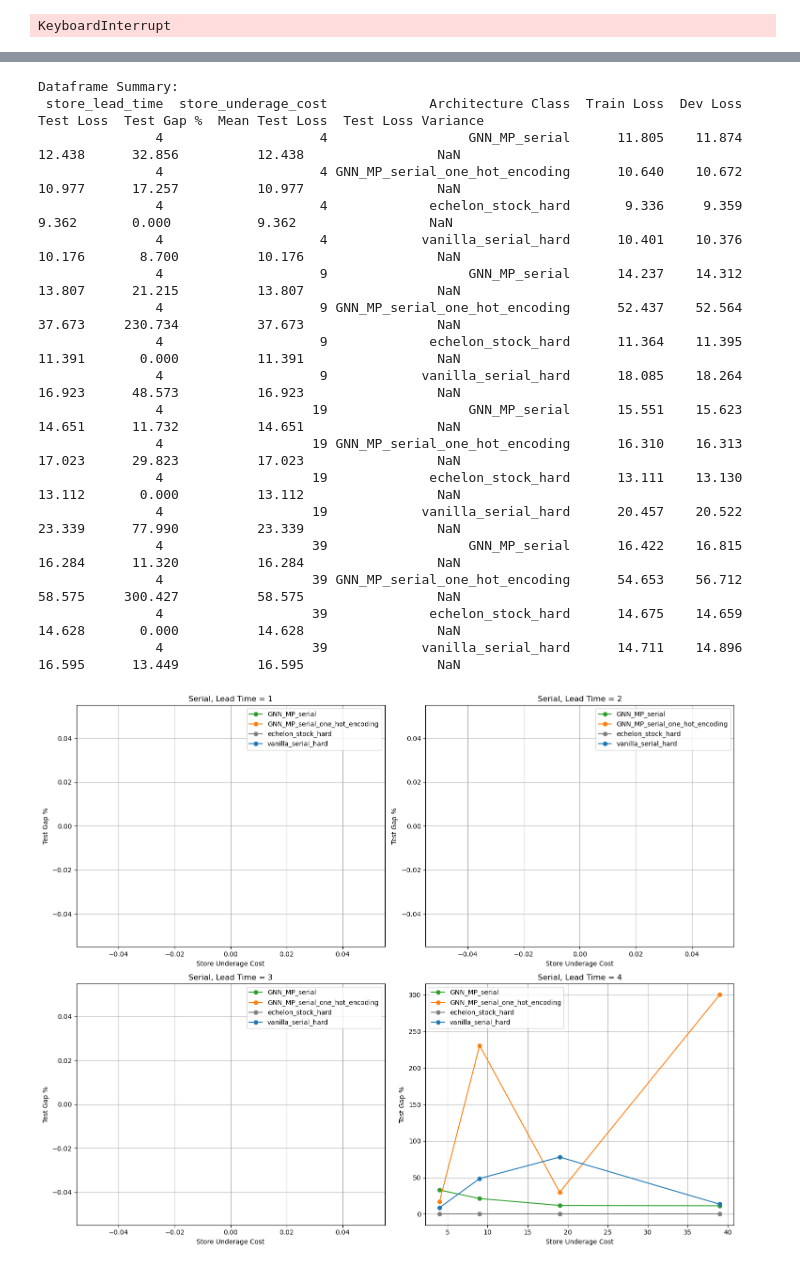
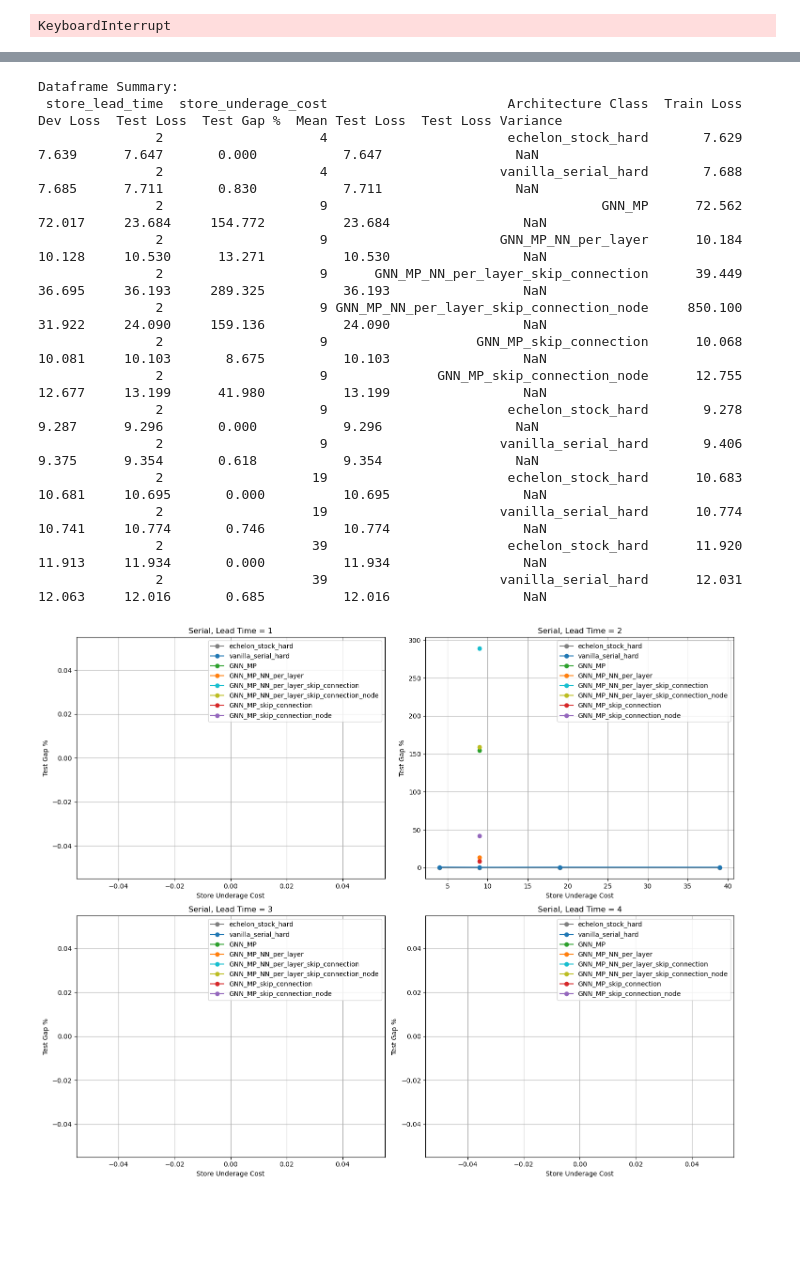
Before and after one commit to minuk302/Neural_inventory_control, a Jupyter notebook: analysis/ray_generic_architecture_serial.ipynb, the cells around one changed output, grey strips where cells are left out. Saved outputs shown, nothing was run; the diff lists cells and outputs as text; code cells hidden in the pictures; blank space fills up the shorter version.

Commit message:
addition of nn_per_layer and skip_connection variants. includes echelon primitives.

```diff
--- a/analysis/ray_generic_architecture_serial.ipynb
+++ b/analysis/ray_generic_architecture_serial.ipynb
@@ -192,15 +192,13 @@ vanilla_df = pd.DataFrame(vanilla_data)
 # %%
 # Define color scheme for architecture types
 color_scheme = {
-    "GNN_MP_serial": "#ff7f0e",  # Orange
-    "GNN_MP_serial_one_hot_encoding": "#2ca02c", # Green
+    "GNN_MP": "#2ca02c", # Green
     "paper_result(Vanilla NN)": "#7f7f7f",  # Purple
     "vanilla_serial": "#1f77b4"  # Blue
 }
 
 linestyle_scheme = {
-    "GNN_MP_serial": "-",  # Solid
-    "GNN_MP_serial_one_hot_encoding": "-", # Solid
+    "GNN_MP": "-", # Solid
     "paper_result(Vanilla NN)": "-",  # Solid
     "vanilla_serial": "-"  # Solid
 }
@@ -209,8 +207,7 @@ testset_name = "generic_architecture_serial"
 
 # Define paths for each architecture
 architectures = {
-    "GNN_MP_serial": f'/user/ml4723/Prj/NIC/ray_results/{testset_name}/GNN_MP_serial',
-    "GNN_MP_serial_one_hot_encoding": f'/user/ml4723/Prj/NIC/ray_results/{testset_name}/GNN_MP_serial_one_hot_encoding'
+    "GNN_MP": f'/user/ml4723/Prj/NIC/ray_results/{testset_name}/GNN_MP'
 }
 
 def custom_data_filler(out_row, reference_row):
@@ -499,15 +499,23 @@ Dataframe Summary:
 color_scheme = {
     "echelon_stock_hard": "#7f7f7f",  # Purple
     "vanilla_serial_hard": "#1f77b4",  # Blue
-    "GNN_MP_serial": "#2ca02c",  # Green
-    "GNN_MP_serial_one_hot_encoding": "#ff7f0e"  # Orange
+    "GNN_MP": "#2ca02c",  # Green
+    "GNN_MP_NN_per_layer": "#ff7f0e",  # Orange
+    "GNN_MP_skip_connection": "#d62728",  # Red
+    "GNN_MP_skip_connection_node": "#9467bd",  # Purple
+    "GNN_MP_NN_per_layer_skip_connection": "#17becf",  # Cyan
+    "GNN_MP_NN_per_layer_skip_connection_node": "#bcbd22"  # Yellow-green
 }
 
 linestyle_scheme = {
     "echelon_stock_hard": "-",  # Solid
     "vanilla_serial_hard": "-",  # Solid
-    "GNN_MP_serial": "-",  # Solid
-    "GNN_MP_serial_one_hot_encoding": "-"  # Solid
+    "GNN_MP": "-",  # Solid
+    "GNN_MP_NN_per_layer": "-",  # Solid
+    "GNN_MP_skip_connection": "-",  # Solid
+    "GNN_MP_skip_connection_node": "-",  # Solid
+    "GNN_MP_NN_per_layer_skip_connection": "-",  # Solid
+    "GNN_MP_NN_per_layer_skip_connection_node": "-"  # Solid
 }
 
 testset_name = "generic_architecture_serial_hard"
@@ -516,8 +524,12 @@ testset_name = "generic_architecture_serial_hard"
 architectures = {
     "echelon_stock_hard": f'/user/ml4723/Prj/NIC/ray_results/{testset_name}/echelon_stock_hard',
     "vanilla_serial_hard": f'/user/ml4723/Prj/NIC/ray_results/{testset_name}/vanilla_serial_hard',
-    "GNN_MP_serial": f'/user/ml4723/Prj/NIC/ray_results/{testset_name}/GNN_MP_serial',
-    "GNN_MP_serial_one_hot_encoding": f'/user/ml4723/Prj/NIC/ray_results/{testset_name}/GNN_MP_serial_one_hot_encoding'
+    "GNN_MP": f'/user/ml4723/Prj/NIC/ray_results/{testset_name}/GNN_MP',
+    "GNN_MP_NN_per_layer": f'/user/ml4723/Prj/NIC/ray_results/{testset_name}/GNN_MP_NN_per_layer',
+    "GNN_MP_skip_connection": f'/user/ml4723/Prj/NIC/ray_results/{testset_name}/GNN_MP_skip_connection',
+    "GNN_MP_skip_connection_node": f'/user/ml4723/Prj/NIC/ray_results/{testset_name}/GNN_MP_skip_connection_node',
+    "GNN_MP_NN_per_layer_skip_connection": f'/user/ml4723/Prj/NIC/ray_results/{testset_name}/GNN_MP_NN_per_layer_skip_connection',
+    "GNN_MP_NN_per_layer_skip_connection_node": f'/user/ml4723/Prj/NIC/ray_results/{testset_name}/GNN_MP_NN_per_layer_skip_connection_node'
 }
 
 def custom_data_filler(out_row, reference_row):
@@ -599,48 +611,46 @@ axes = [ax1, ax2, ax3, ax4]
 # Plot for each lead time
 for idx, lead_time in enumerate(params['store_lead_time']):
     lead_time_df = df[df['store_lead_time'] == lead_time]
 
     for arch in df['Architecture Class'].unique():
         arch_data = lead_time_df[lead_time_df['Architecture Class'] == arch]
         x = arch_data['store_underage_cost'].values
         y = arch_data['Test Gap %'].values
         # Sort x and y based on x values
         sort_idx = np.argsort(x)
         x = x[sort_idx]
         y = y[sort_idx]
 
         axes[idx].plot(x, y,
                       marker='o',
                       label=arch,
                       color=color_scheme[arch],
                       linestyle=linestyle_scheme[arch])
 
     axes[idx].set_title(f'Serial, Lead Time = {lead_time}')
     axes[idx].set_xlabel('Store Underage Cost')
     axes[idx].set_ylabel('Test Gap %')
     axes[idx].grid(True)
     axes[idx].legend()
 
 
 plt.tight_layout()
 plt.show()
 # %% [output]
 Dataframe Summary:
- store_lead_time  store_underage_cost             Architecture Class  Train Loss  Dev Loss  Test Loss  Test Gap %  Mean Test Loss  Test Loss Variance
-               4                    4                  GNN_MP_serial      11.805    11.874     12.438      32.856          12.438                 NaN
-               4                    4 GNN_MP_serial_one_hot_encoding      10.640    10.672     10.977      17.257          10.977                 NaN
-               4                    4             echelon_stock_hard       9.336     9.359      9.362       0.000           9.362                 NaN
-               4                    4            vanilla_serial_hard      10.401    10.376     10.176       8.700          10.176                 NaN
-               4                    9                  GNN_MP_serial      14.237    14.312     13.807      21.215          13.807                 NaN
-               4                    9 GNN_MP_serial_one_hot_encoding      52.437    52.564     37.673     230.734          37.673                 NaN
-               4                    9             echelon_stock_hard      11.364    11.395     11.391       0.000          11.391                 NaN
-               4                    9            vanilla_serial_hard      18.085    18.264     16.923      48.573          16.923                 NaN
-               4                   19                  GNN_MP_serial      15.551    15.623     14.651      11.732          14.651                 NaN
-               4                   19 GNN_MP_serial_one_hot_encoding      16.310    16.313     17.023      29.823          17.023                 NaN
-               4                   19             echelon_stock_hard      13.111    13.130     13.112       0.000          13.112                 NaN
-               4                   19            vanilla_serial_hard      20.457    20.522     23.339      77.990          23.339                 NaN
-               4                   39                  GNN_MP_serial      16.422    16.815     16.284      11.320          16.284                 NaN
-               4                   39 GNN_MP_serial_one_hot_encoding      54.653    56.712     58.575     300.427          58.575                 NaN
-               4                   39             echelon_stock_hard      14.675    14.659     14.628       0.000          14.628                 NaN
-               4                   39            vanilla_serial_hard      14.711    14.896     16.595      13.449          16.595                 NaN
+ store_lead_time  store_underage_cost                       Architecture Class  Train Loss  Dev Loss  Test Loss  Test Gap %  Mean Test Loss  Test Loss Variance
+               2                    4                       echelon_stock_hard       7.629     7.639      7.647       0.000           7.647                 NaN
+               2                    4                      vanilla_serial_hard       7.688     7.685      7.711       0.830           7.711                 NaN
+               2                    9                                   GNN_MP      72.562    72.017     23.684     154.772          23.684                 NaN
+               2                    9                      GNN_MP_NN_per_layer      10.184    10.128     10.530      13.271          10.530                 NaN
+               2                    9      GNN_MP_NN_per_layer_skip_connection      39.449    36.695     36.193     289.325          36.193                 NaN
+               2                    9 GNN_MP_NN_per_layer_skip_connection_node     850.100    31.922     24.090     159.136          24.090                 NaN
+               2                    9                   GNN_MP_skip_connection      10.068    10.081     10.103       8.675          10.103                 NaN
+               2                    9              GNN_MP_skip_connection_node      12.755    12.677     13.199      41.980          13.199                 NaN
+               2                    9                       echelon_stock_hard       9.278     9.287      9.296       0.000           9.296                 NaN
+               2                    9                      vanilla_serial_hard       9.406     9.375      9.354       0.618           9.354                 NaN
+               2                   19                       echelon_stock_hard      10.683    10.681     10.695       0.000          10.695                 NaN
+               2                   19                      vanilla_serial_hard      10.774    10.741     10.774       0.746          10.774                 NaN
+               2                   39                       echelon_stock_hard      11.920    11.913     11.934       0.000          11.934                 NaN
+               2                   39                      vanilla_serial_hard      12.031    12.063     12.016       0.685          12.016                 NaN
-[figure, old version]
+[figure, new version]
```
Also changed, not shown: parts of 2 cells of this notebook, 16 other files.
